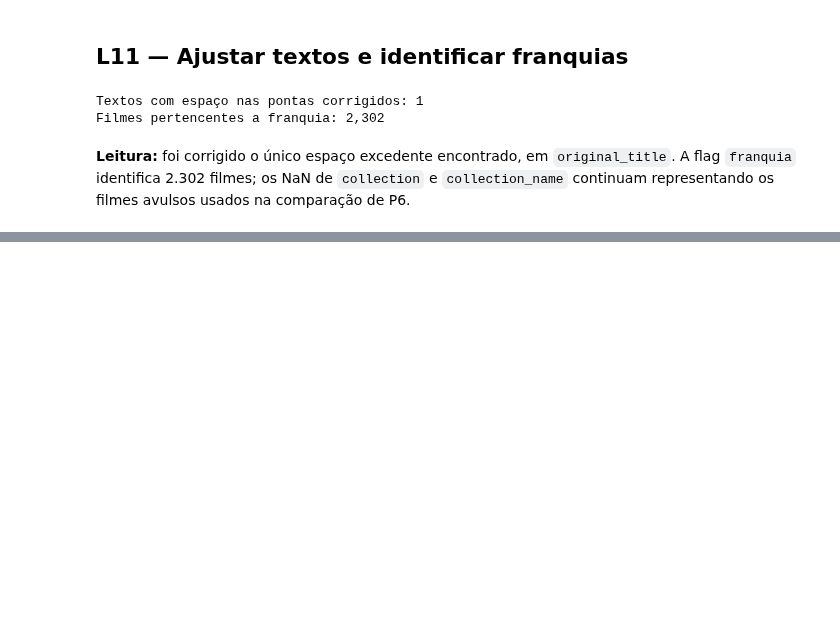
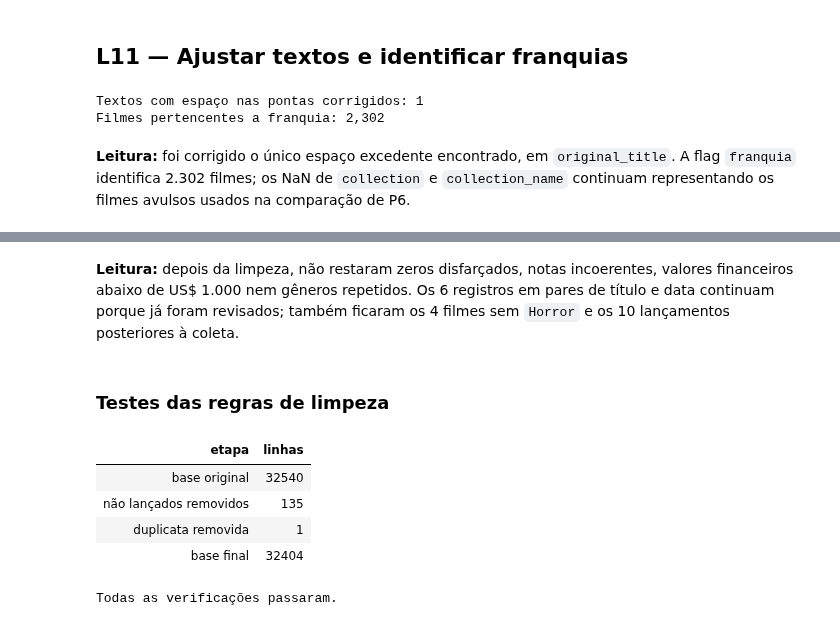
Before and after one commit to Mateuscruz19/HorrorMoviesData, a Jupyter notebook: HorrorMovieAnalysis.ipynb, the cells around one changed output, grey strips where cells are left out. Drawn from its saved outputs; the diff is of its cells as text; code cells hidden in the pictures; blank space fills up the shorter version.

```diff
--- a/HorrorMovieAnalysis.ipynb
+++ b/HorrorMovieAnalysis.ipynb
@@ -1032,0 +1093,39 @@ Filmes pertencentes a franquia: 2,302
+# %% [markdown]
+**Leitura:** depois da limpeza, não restaram zeros disfarçados, notas incoerentes, valores financeiros abaixo de US$ 1.000 nem gêneros repetidos. Os 6 registros em pares de título e data continuam porque já foram revisados; também ficaram os 4 filmes sem `Horror` e os 10 lançamentos posteriores à coleta.
+# %% [markdown]
+### Testes das regras de limpeza
+# %%
+assert df.shape == (32404, 25)
+assert len(df_original) - len(df) == 136
+assert df["id"].is_unique and df["id"].ne(988409).all()
+assert pd.api.types.is_datetime64_any_dtype(df["release_date"])
+assert all(str(df[coluna].dtype) == "Int64" for coluna in ["collection", "budget", "revenue", "runtime"])
+assert all(not df[coluna].eq(0).any() for coluna in ["budget", "revenue", "runtime"])
+assert not (df["vote_count"].eq(0) & df["vote_average"].notna()).any()
+assert not (df["vote_count"].gt(0) & df["vote_average"].eq(0)).any()
+assert df["nota_confiavel"].equals(df["vote_count"].ge(10) & df["vote_average"].notna())
+assert int(df["nota_confiavel"].sum()) == 8477
+assert not df["budget"].between(1, 999).any() and not df["revenue"].between(1, 999).any()
+assert int(df["retorno"].notna().sum()) == 1010
+assert not df["genre_names"].apply(tem_genero_repetido).any()
+assert int((~generos_finais.apply(lambda lista: "Horror" in lista)).sum()) == 4
+assert not df["idioma"].eq("cn").any() and int(df["idioma"].eq("zh").sum()) == 917
+assert df.loc[df["runtime"].lt(40), "formato"].eq("curta").all()
+assert df.loc[df["runtime"].between(40, 300), "formato"].eq("longa").all()
+assert df.loc[df["runtime"].gt(300), "formato"].eq("serie").all()
+assert df.loc[df["runtime"].isna(), "formato"].isna().all()
+assert all((df[coluna].dropna() == df[coluna].dropna().str.strip()).all() for coluna in colunas_texto)
+
+resumo_linhas = pd.DataFrame({
+    "etapa": ["base original", "não lançados removidos", "duplicata removida", "base final"],
+    "linhas": [len(df_original), int(nao_lancados.sum()), int(duplicata_confirmada.sum()), len(df)],
+})
+display(resumo_linhas.style.hide(axis="index"))
+print("Todas as verificações passaram.")
+# %% [output]
+| etapa | linhas |
+| base original | 32540 |
+| não lançados removidos | 135 |
+| duplicata removida | 1 |
+| base final | 32404 |
+Todas as verificações passaram.
```
Also changed, not shown: parts of 6 cells of this notebook.
